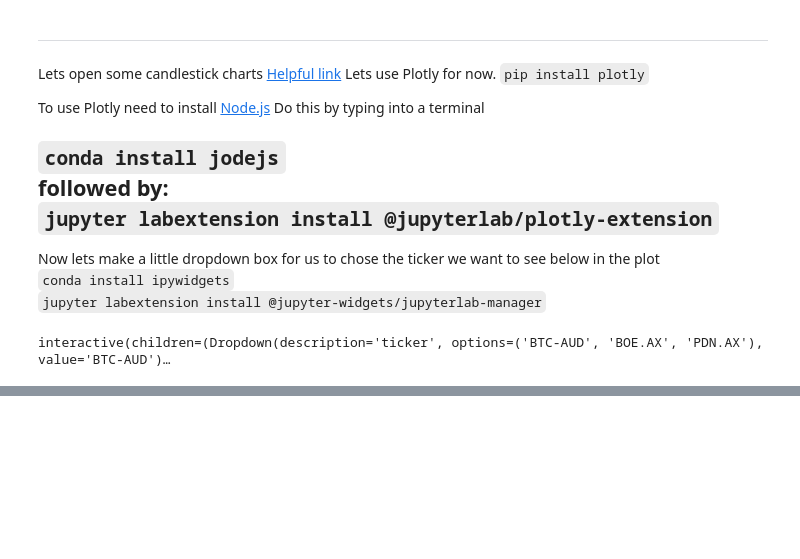
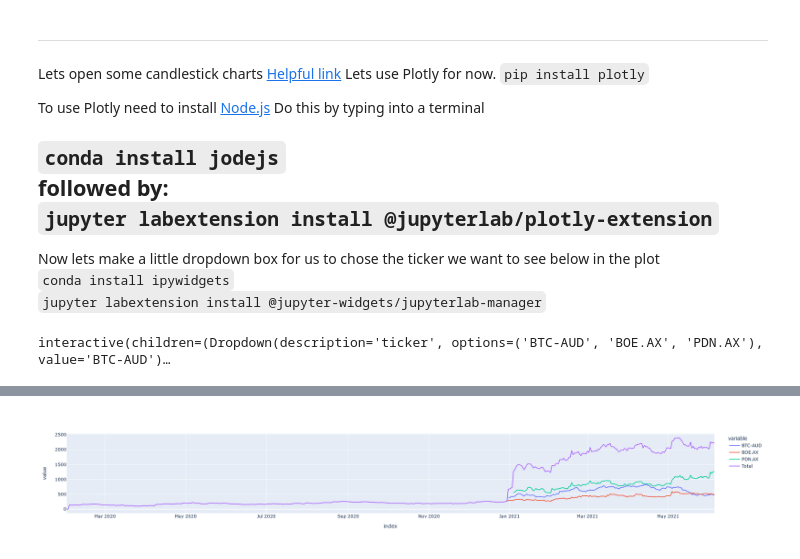
Before and after one commit to marrabld/portfolio_tracker, a Jupyter notebook: update_portfolio.ipynb, the cells around one changed output, grey strips where cells are left out. Cells and saved outputs as stored; diff of their text form; code cells hidden in the pictures; blank space fills up the shorter version.

Commit message:
Basic portfolio tracker working

```diff
--- a/update_portfolio.ipynb
+++ b/update_portfolio.ipynb
@@ -94,0 +99,9 @@ interactive(children=(Dropdown(description='ticker', options=('BTC-AUD', 'BOE.AX
+# %%
+from datetime import datetime
+_dates = []
+
+for date in data['dates']:
+    _dates.append(datetime.strptime(date, '%Y-%m-%d').date())
+
+
+date_range = pd.date_range(start=min(_dates), end=END, freq='D')
@@ -94,0 +119,15 @@ interactive(children=(Dropdown(description='ticker', options=('BTC-AUD', 'BOE.AX
+# %%
+df = None
+portfolio = date_range.to_frame()
+frames = [portfolio]
+
+for ii in range(len(data['tickers'])):
+    print(ii)
+    frames.append(quotes[ii]['Close'] * data['amounts'][ii])
+
+df = pd.concat(frames, axis=1)
+df = df.drop(df.columns[0], axis=1)
+
+df.columns = data['tickers']
+
+portfolio = df
@@ -94,0 +138,4 @@ interactive(children=(Dropdown(description='ticker', options=('BTC-AUD', 'BOE.AX
+# %%
+portfolio.fillna(method='ffill', inplace=True)  ## forward fill.  so on weekends we carry forward Friday's value
+# %%
+portfolio['Total'] = portfolio.sum(axis=1)  # add to total as a column
@@ -94,0 +158,7 @@ interactive(children=(Dropdown(description='ticker', options=('BTC-AUD', 'BOE.AX
+# %%
+import plotly.express as px
+
+fig = px.line(portfolio)
+fig.show()
+# %% [output]
+[figure, added]
```
Also changed, not shown: parts of 7 cells of this notebook.
